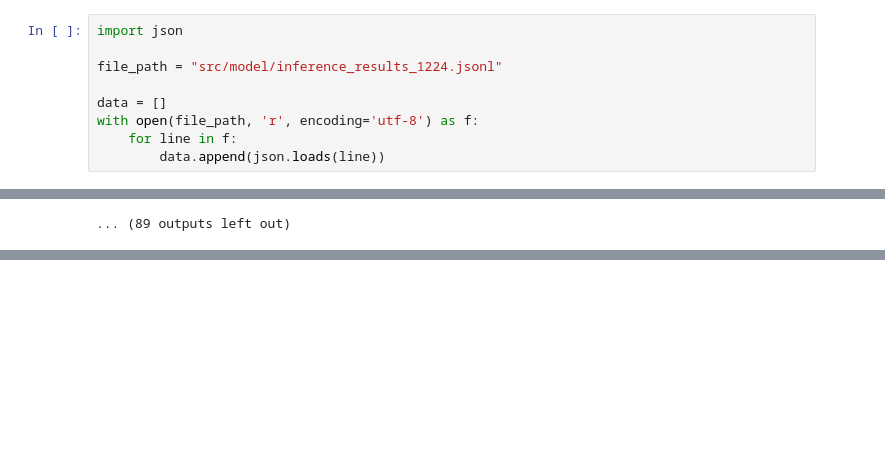
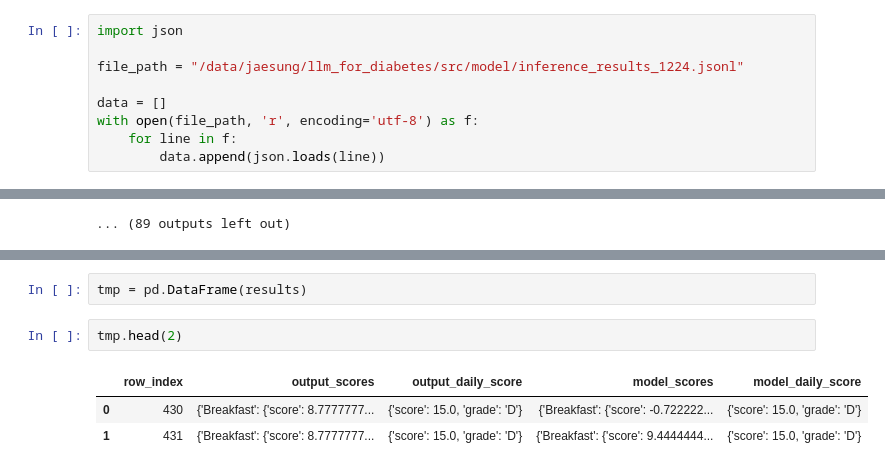
Before and after one commit to HwangIsAce/llm_for_diabetes, a Jupyter notebook: src/model/performance_analysis.ipynb, the cells around one changed output, grey strips where cells are left out. Drawn from its saved outputs; the diff is of its cells as text; blank space fills up the shorter version.

```diff
--- a/src/model/performance_analysis.ipynb
+++ b/src/model/performance_analysis.ipynb
@@ -1,7 +1,7 @@
 # %%
 import json
 
-file_path = "src/model/inference_results_1224.jsonl"
+file_path = "/data/jaesung/llm_for_diabetes/src/model/inference_results_1224.jsonl"
 
 data = []
 with open(file_path, 'r', encoding='utf-8') as f:
@@ -819,0 +1043,8 @@ You should probably TRAIN this model on a down-stream task to be able to use it
+# %%
+tmp = pd.DataFrame(results)
+# %%
+tmp.head(2)
+# %% [output]
+|  | row_index | output_scores | output_daily_score | model_scores | model_daily_score |
+| 0 | 430 | {'Breakfast': {'score': 8.7777777... | {'score': 15.0, 'grade': 'D'} | {'Breakfast': {'score': -0.722222... | {'score': 15.0, 'grade': 'D'} |
+| 1 | 431 | {'Breakfast': {'score': 8.7777777... | {'score': 15.0, 'grade': 'D'} | {'Breakfast': {'score': 9.4444444... | {'score': 15.0, 'grade': 'D'} |
```
Also changed, not shown: parts of 7 cells of this notebook, 2 other files.
